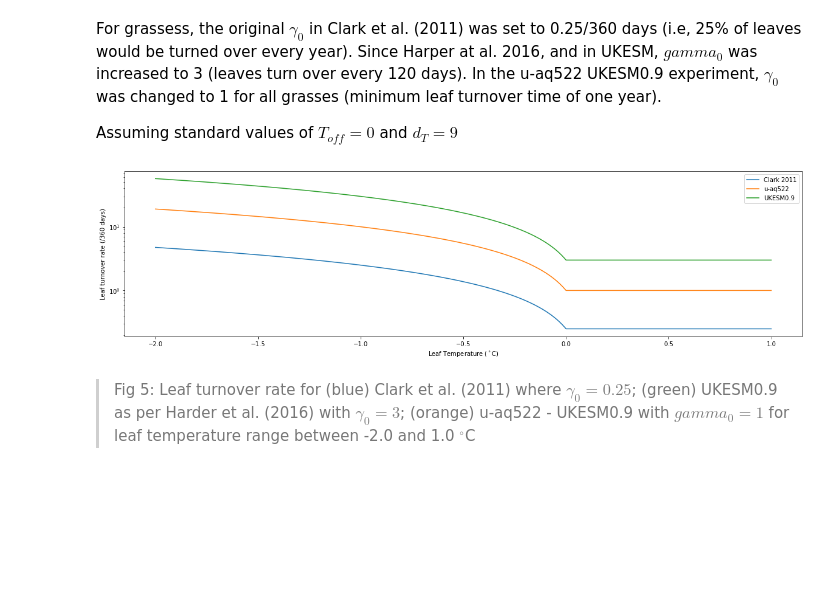
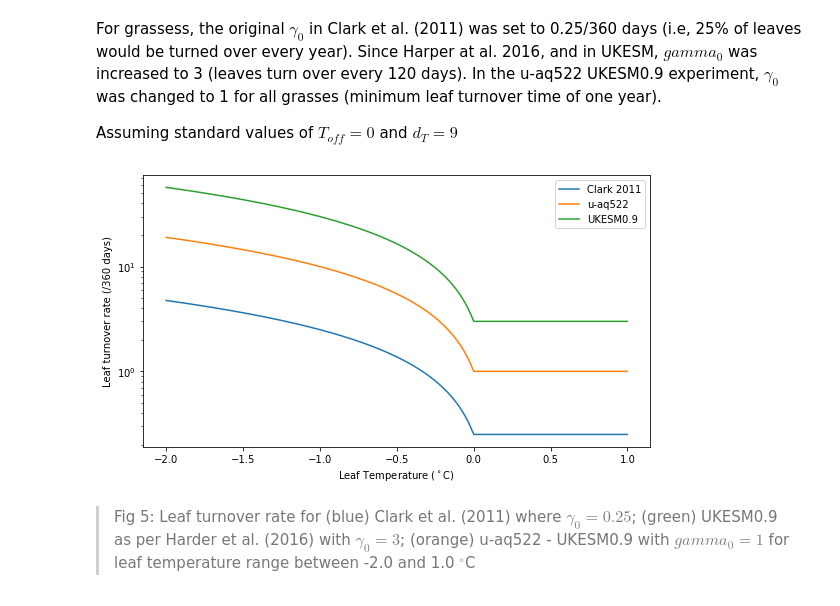
Before and after one commit to douglask3/UKESM_albedo_tile_optimization, a Jupyter notebook: docs/NH_SW_BGC.ipynb, the cells around one changed output. Cells and saved outputs as stored; diff of their text form; code cells hidden in the pictures; blank space fills up the shorter version.

```diff
--- a/docs/NH_SW_BGC.ipynb
+++ b/docs/NH_SW_BGC.ipynb
@@ -43,33 +43,34 @@ Assuming standard values of  $T_{off} = 0$ and $d_{T} = 9$
 # %%
 import numpy as np
 import matplotlib.pyplot as plt
 from pdb import set_trace  as browser
 plt.rcParams['figure.figsize'] = (20.0, 5.0)
 
 T_off = 0.0
 d_T = 9
 T_c = np.arange(-2.0, 1.0, 0.001)
 
 gamma_0 = [0.25, 1.0, 3.0]
 label   = ['Clark 2011', 'u-aq522', 'UKESM0.9']
 
 def gamma_lm(g0, T0, dT, T):
     glm = np.repeat(g0, len(T))
     glm[T < T0] *= (1 + dT * (T0 - T[T < T0]))
     #if T < T0: glm *=
     return glm
 
+plt.subplot(1,2,1)
 for g0, lab in zip(gamma_0, label):
     glm = gamma_lm(g0, T_off, d_T, T_c)
     plt.plot(T_c, glm, label = lab)
 
 plt.legend()
 plt.yscale('log')
 plt.xlabel('Leaf Temperature ($^\circ$C)')
 plt.ylabel('Leaf turnover rate (/360 days)')
 plt.show()
 # %% [output]
-[figure, old version]
+[figure, new version]
 # %% [markdown]
 > Fig 5: Leaf turnover rate for (blue) Clark et al. (2011) where $\gamma_{0} = 0.25$; (green) UKESM0.9 as per Harder et al. (2016) with $\gamma_{0} = 3$; (orange) u-aq522 - UKESM0.9 with $gamma_{0} = 1$ for leaf temperature range between -2.0 and 1.0 $^\circ$C
 # %% [markdown]
```
Also changed, not shown: parts of 4 cells of this notebook, 9 other files.
